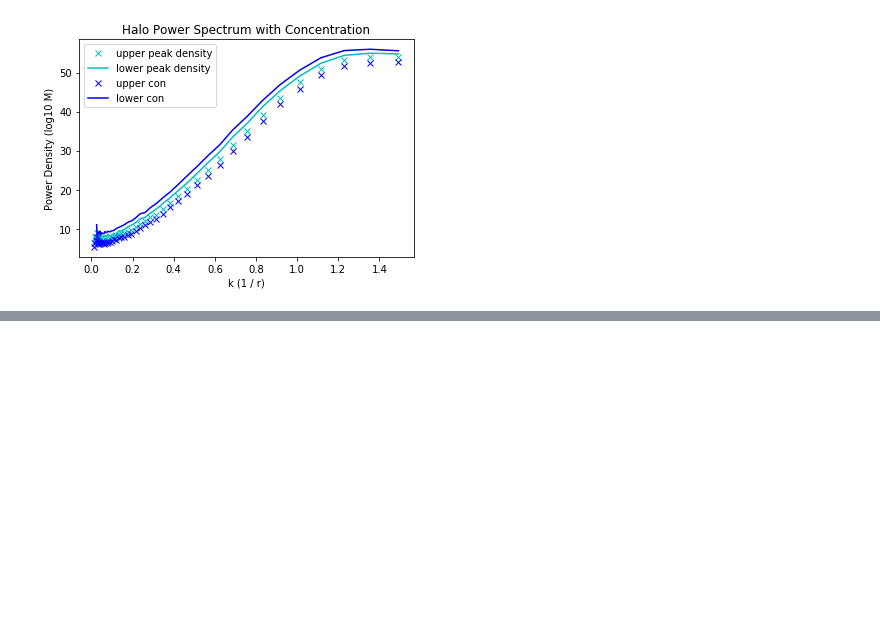
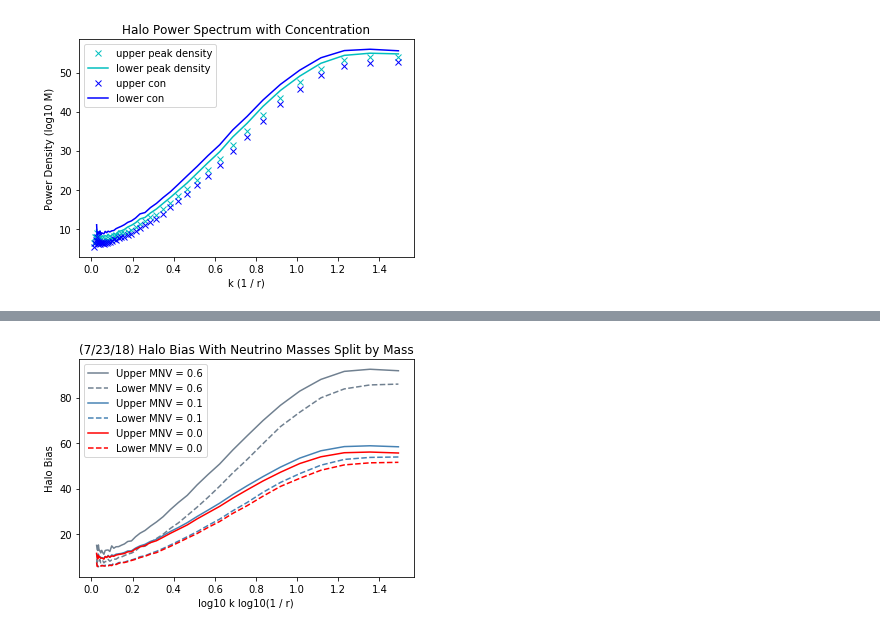
Before and after one commit to may32098/ASTROUSRP_halos_with_neutrinos, a Jupyter notebook: edited_phhpmm.ipynb, the cells around one changed output, grey strips where cells are left out. Drawn from its saved outputs; the diff is of its cells as text; code cells hidden in the pictures; blank space fills up the shorter version.

```diff
--- a/edited_phhpmm.ipynb
+++ b/edited_phhpmm.ipynb
@@ -360,0 +416,89 @@ plt.show()
+# %%
+mass = np.load("/u/ayannam/Documents/Raw_Data/mnv_0.6/out_37_parents_mass.npy")
+mass_mask = mass > 12
+parents_mask = np.load("/u/ayannam/Documents/Raw_Data/mnv_0.6/out_37_parents_PID.npy") == -1
+use_mask = mass_mask & parents_mask
+mass = mass[use_mask]
+
+mass_median = np.median(mass)
+mass_upper_mask = mass >= mass_median
+mass_lower_mask = mass < mass_median
+
+pos = np.load("/u/ayannam/Documents/Raw_Data/mnv_0.6/out_37_parents_pos.npy")[use_mask]
+pos_upper = pos[mass_upper_mask]
+pos_lower = pos[mass_lower_mask]
+particles = np.load("/u/ayannam/Documents/Raw_Data/snapshot_mnv_0.6/snapshot_037.npy")
+
+phh_upper_grid = gridding(pos_upper)
+phh_lower_grid = gridding(pos_lower)
+pmm_grid = (particle_grid)
+
+khu, phu = process_ps(phh_upper_grid)
+khl, phl = process_ps(phh_lower_grid)
+kp, pp = process_ps(pmm_grid)
+
+plt.plot(khu, phu / pp, color = "slategray", label = "Upper MNV = 0.6")
+plt.plot(khl, phl / pp, color = "slategray", linestyle = "dashed", label = "Lower MNV = 0.6")
+
+##############################################################################################
+
+mass = np.load("/u/ayannam/Documents/Raw_Data/mnv_0.1/out_37_parents_mass.npy")
+mass_mask = mass > 12
+parents_mask = np.load("/u/ayannam/Documents/Raw_Data/mnv_0.1/out_37_parents_PID.npy") == -1
+use_mask = mass_mask & parents_mask
+mass = mass[use_mask]
+
+mass_median = np.median(mass)
+mass_upper_mask = mass >= mass_median
+mass_lower_mask = mass < mass_median
+
+pos = np.load("/u/ayannam/Documents/Raw_Data/mnv_0.1/out_37_parents_pos.npy")[use_mask]
+pos_upper = pos[mass_upper_mask]
+pos_lower = pos[mass_lower_mask]
+particles = np.load("/u/ayannam/Documents/Raw_Data/snapshot_mnv_0.1/snapshot_037.npy")
+
+phh_upper_grid = gridding(pos_upper)
+phh_lower_grid = gridding(pos_lower)
+pmm_grid = (particle_grid)
+
+khu, phu = process_ps(phh_upper_grid)
+khl, phl = process_ps(phh_lower_grid)
+kp, pp = process_ps(pmm_grid)
+
+plt.plot(khu, phu / pp, color = "steelblue", label = "Upper MNV = 0.1")
+plt.plot(khl, phl / pp, color = "steelblue", linestyle = "dashed", label = "Lower MNV = 0.1")
+
+##############################################################################################
+
+mass = np.load("/u/ayannam/Documents/Raw_Data/mnv_0.0/out_37_parents_mass.npy")
+mass_mask = mass > 12
+parents_mask = np.load("/u/ayannam/Documents/Raw_Data/mnv_0.0/out_37_parents_PID.npy") == -1
+use_mask = mass_mask & parents_mask
+mass = mass[use_mask]
+
+mass_median = np.median(mass)
+mass_upper_mask = mass >= mass_median
+mass_lower_mask = mass < mass_median
+
+pos = np.load("/u/ayannam/Documents/Raw_Data/mnv_0.0/out_37_parents_pos.npy")[use_mask]
+pos_upper = pos[mass_upper_mask]
+pos_lower = pos[mass_lower_mask]
+particles = np.load("/u/ayannam/Documents/Raw_Data/snapshot_mnv_0.0/snapshot_037.npy")
+
+phh_upper_grid = gridding(pos_upper)
+phh_lower_grid = gridding(pos_lower)
+pmm_grid = (particle_grid)
+
+khu, phu = process_ps(phh_upper_grid)
+khl, phl = process_ps(phh_lower_grid)
+kp, pp = process_ps(pmm_grid)
+
+plt.plot(khu, phu / pp, color = "r", label = "Upper MNV = 0.0")
+plt.plot(khl, phl / pp, color = "r", linestyle = "dashed", label = "Lower MNV = 0.0")
+plt.title("(7/23/18) Halo Bias With Neutrino Masses Split by Mass")
+plt.xlabel("log10 k log10(1 / r)")
+plt.ylabel("Halo Bias")
+plt.legend()
+plt.show()
+# %% [output]
+[figure, added]
```
Also changed, not shown: parts of 5 cells of this notebook.
